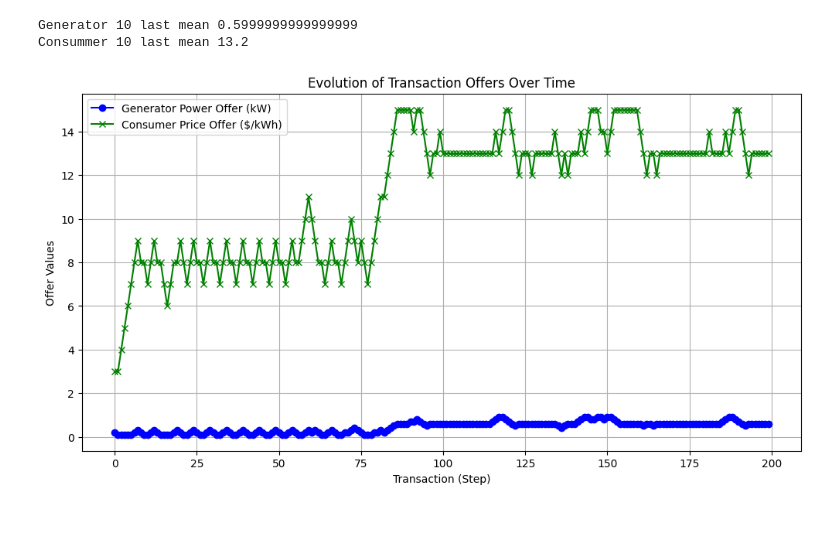
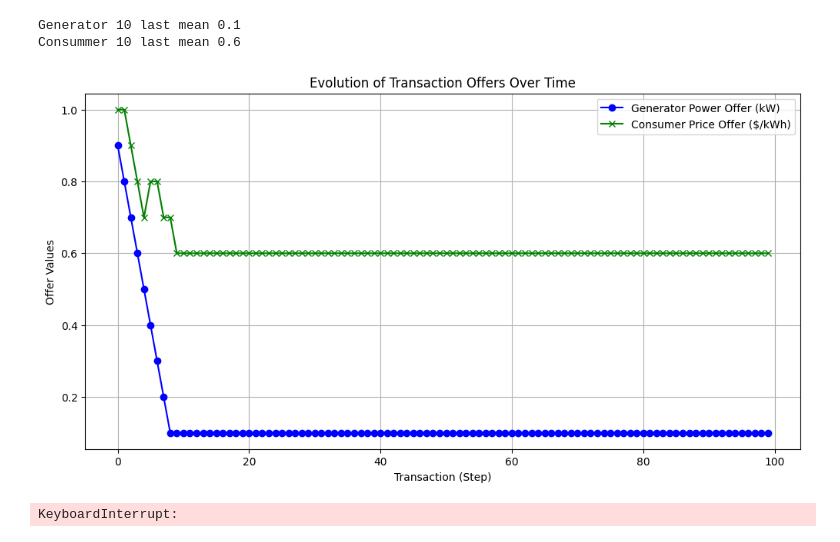
Before and after one commit to juanpabmedina/master_thesis, a Jupyter notebook: algorithms/p2p_energy_game_gpt/soccer_game_gpt.ipynb, the cells around one changed output. Cells and saved outputs as stored; diff of their text form; code cells hidden in the pictures.

```diff
--- a/algorithms/p2p_energy_game_gpt/soccer_game_gpt.ipynb
+++ b/algorithms/p2p_energy_game_gpt/soccer_game_gpt.ipynb
@@ -3,20 +3,19 @@ from utils import train_agent, plot_rewards, evaluate_and_plot_transactions
 # %%
 params = {
-    'total_steps': 100000,
-    'eval_intervals': 1000,
-    'init_gen_power': 0.3,
-    'init_con_price': 2,
+    'total_steps': 50000,
+    'eval_intervals': 100,
     'min_power': 0.1,
     'max_power': 1,
-    'min_price': 1.0,
-    'max_price': 15,
-    'threshold': -0.3,
+    'min_price': 0.1,
+    'max_price': 1,
+    'threshold': -0.2,
     'gen_actions': [-0.1, 0.0, 0.1],
-    'con_actions': [-1, 0, 1],
+    'con_actions': [-0.1, 0.0, 0.1],
     'a': 0.1,
     'b': 2,
-    'c': 0
+    'c': 0,
+    'agent_id': 'G'
 }
 
-agent_G, agent_C, reward_history, profit_history = train_agent(mode='MM', kwargs=params)
+agent_G_trained, agent_C_generic, reward_history, profit_history = train_generator(mode='MM', kwargs=params)
 # %% [output]
@@ -24,14 +23,34 @@ agent_G, agent_C, reward_history, profit_history = train_agent(mode='MM', kwargs
 # %%
 eval_params = params.copy()
 eval_params.update({
-    'init_gen_power': 0.3,
-    'init_con_price': 2,
-    'threshold': 1,
-    'total_steps': 200
+    'init_gen_power': 0.5,
+    'init_con_price': 0.5,
+    'total_steps': 100
 })
 
-evaluate_and_plot_transactions(agent_G, agent_C, eval_params, evaluate_param=False)
+evaluate_generator(agent_G_trained, agent_C_generic, eval_params, evaluate_param=True)
 # %% [output]
-Generator 10 last mean 0.5999999999999999
-Consummer 10 last mean 13.2
+Generator 10 last mean 0.1
+Consummer 10 last mean 0.6
-[figure, old version]
+[figure, new version]
+# %%
+params = {
+    'total_steps': 30000,
+    'eval_intervals': 100,
+    'min_power': 0.1,
+    'max_power': 0.5,
+    'min_price': 0.1,
+    'max_price': 0.5,
+    'threshold': 4,
+    'gen_actions': [-0.1, 0.0, 0.1],
+    'con_actions': [-0.1, 0.0, 0.1],
+    'a': 0.1,
+    'b': 2,
+    'c': 0,
+    'agent_id': 'C'
+}
+
+
+agent_G_generic, agent_C_trained, reward_history, profit_history = train_consumer(mode='MM', kwargs=params)
+# %% [output]
+KeyboardInterrupt:
```
Also changed, not shown: parts of 17 cells of this notebook, 7 other files.
